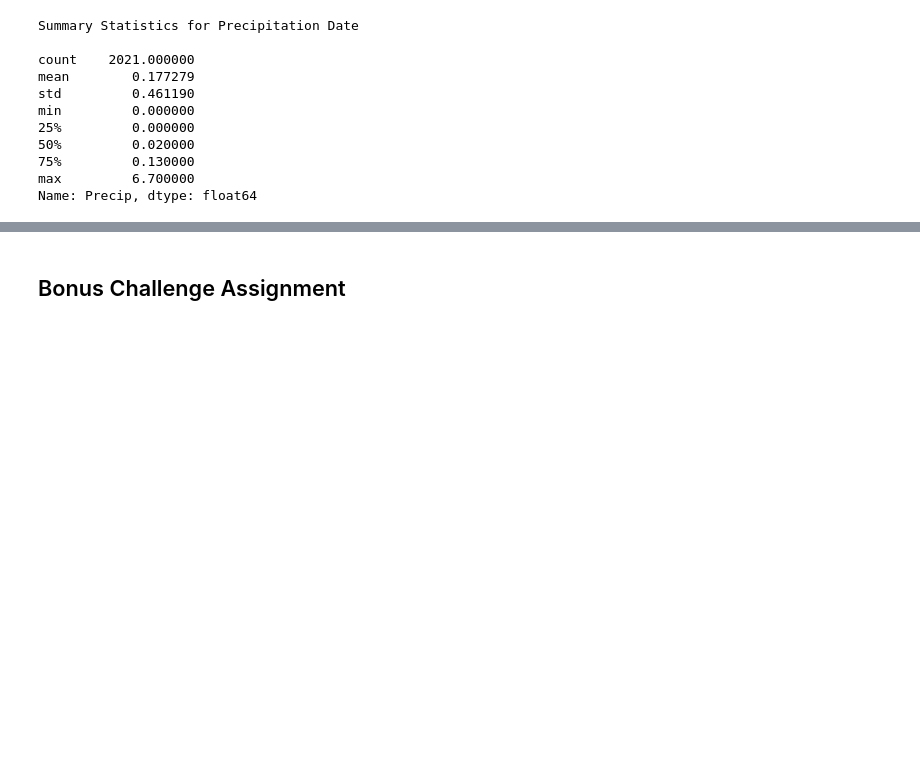
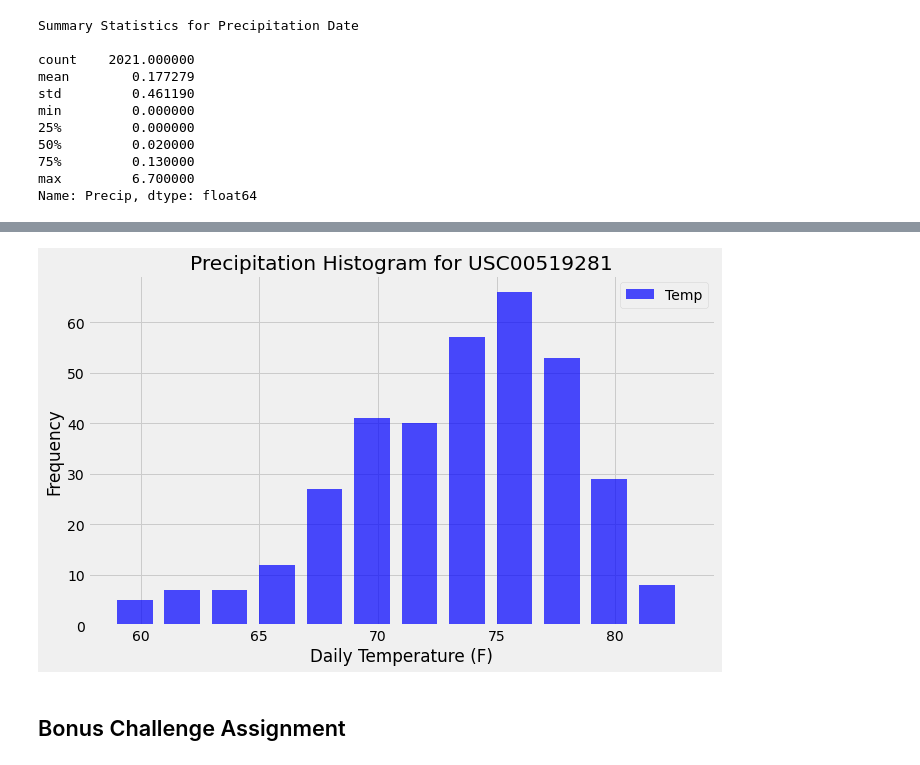
Before and after one commit to j2browns/sqlalchemy-challenge, a Jupyter notebook: climate_starter.ipynb, the cells around one changed output, grey strips where cells are left out. Drawn from its saved outputs; the diff is of its cells as text; code cells hidden in the pictures; blank space fills up the shorter version.

```diff
--- a/climate_starter.ipynb
+++ b/climate_starter.ipynb
@@ -250,3 +268,26 @@ Name: Precip, dtype: float64
+# %%
+
+Stations = session.query(Station.station).all()
+session.close()
+
+station_list = []
+for record in Stations:
+    station = record[0]
+    station_list.append(station)
+print("")
+
+station_counts_df = pd.DataFrame(columns = ["Station","Counts"])
+for stn in station_list:
+    temp = session.query(Measurement.station,func.count(Measurement.station)).\
+                filter(Measurement.station == stn).\
+                order_by(func.count(Measurement.station)).all()
+    station_counts_df = station_counts_df.append({"Station":temp[0][0],"Counts":temp[0][1]}, ignore_index = True)
+session.close()
+station_counts_df.sort_values(["Counts"],ascending = False,inplace=True)
 # %%
 # What are the most active stations? (i.e. what stations have the most rows)?
 # List the stations and the counts in descending order.
+print(station_counts_df)
+station_max = station_counts_df.iloc[0][0]
+
+print(f"The station with the highest counts is: {station_counts_df.iloc[0][0]}")
@@ -256,3 +320,14 @@ Name: Precip, dtype: float64
 # %%
 # Choose the station with the highest number of temperature observations.
 # Query the last 12 months of temperature observation data for this station and plot the results as a histogram
+sel = [Measurement.station,Measurement.date, Measurement.tobs]
+temp_survey = session.query(*sel).\
+                filter(Measurement.station == station_max).\
+                filter((Measurement.date <= max_date)& (Measurement.date >= min_date)).all()
+
+temp_survey_df = pd.DataFrame(columns = ["Date","Station", "Temp"])
+for record in temp_survey:
+    (Me_date, Me_stn,Me_temp) = record
+    temp_survey_df = temp_survey_df.append({"Date":Me_date,"Station":Me_stn,"Temp":Me_temp}, ignore_index = True)
+
+temp_survey_df.head()
@@ -259,3 +341,10 @@ Name: Precip, dtype: float64
+# %%
+temp_survey_df.plot.hist(by="Temp", bins=12,color = "b", width = 1.5,alpha = 0.7,
+                         figsize=(10,6), title = f"Precipitation Histogram for {station_max}")
+plt.xlabel("Daily Temperature (F)")
+plt.show()
+# %% [output]
+[figure, added]
 # %% [markdown]
 ## Bonus Challenge Assignment
 # %%
```
Also changed, not shown: parts of 7 cells of this notebook.
